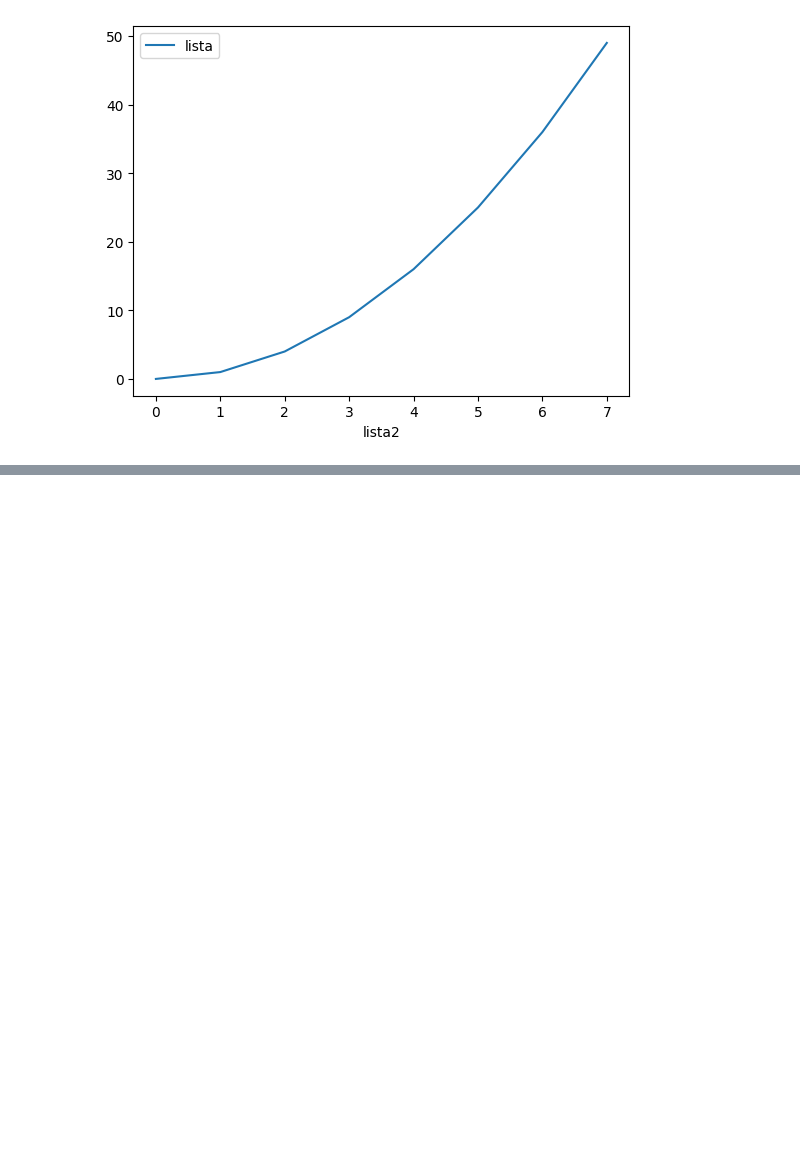
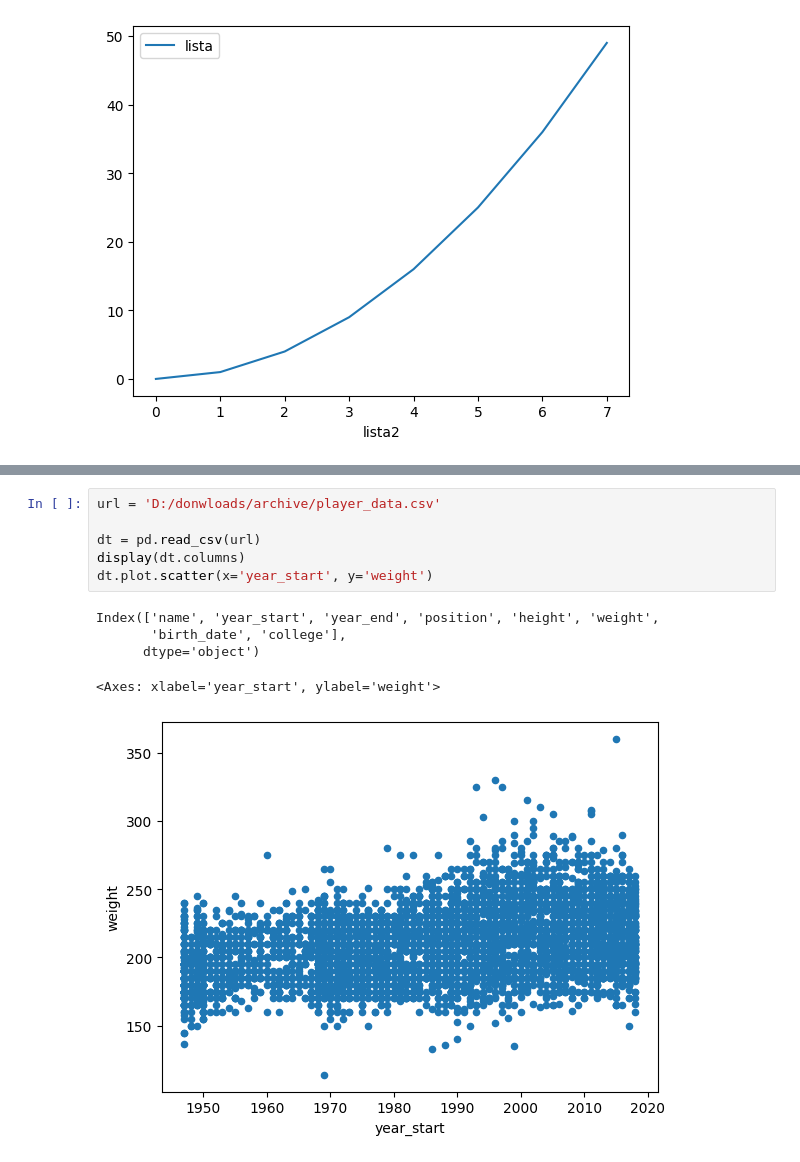
Before and after one commit to JonathanAlvesNogueira/Learning-python, a Jupyter notebook: pandas/graficos.ipynb, the cells around one changed output, grey strips where cells are left out. Cells and saved outputs as stored; diff of their text form; blank space fills up the shorter version.

```diff
--- a/pandas/graficos.ipynb
+++ b/pandas/graficos.ipynb
@@ -39,0 +50,12 @@ display(dt.plot(x='lista2', y='lista'))
+# %%
+url = 'D:/donwloads/archive/player_data.csv'
+
+dt = pd.read_csv(url)
+display(dt.columns)
+dt.plot.scatter(x='year_start', y='weight')
+# %% [output]
+Index(['name', 'year_start', 'year_end', 'position', 'height', 'weight',
+       'birth_date', 'college'],
+      dtype='object')
+<Axes: xlabel='year_start', ylabel='weight'>
+[figure, added]
```
Also changed, not shown: parts of 2 cells of this notebook, 2 other files.
